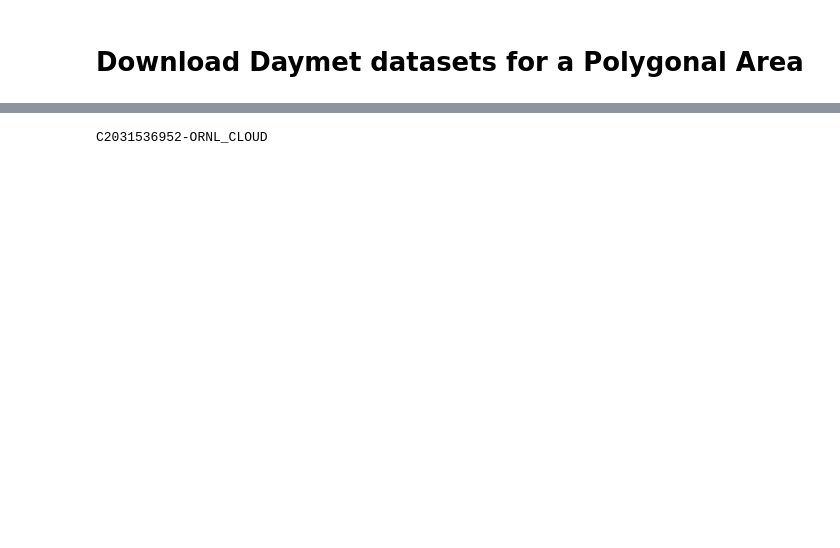
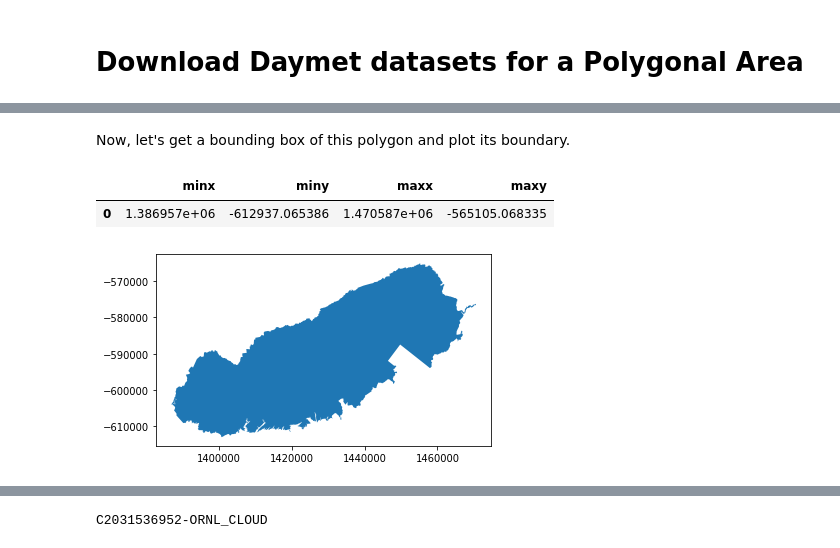
Before and after one commit to rupesh2/daymet_subset, a Jupyter notebook: daymet_polygon_subset.ipynb, the cells around one changed output, grey strips where cells are left out. Drawn from its saved outputs; the diff is of its cells as text; code cells hidden in the pictures; blank space fills up the shorter version.

```diff
--- a/daymet_polygon_subset.ipynb
+++ b/daymet_polygon_subset.ipynb
@@ -2,0 +8,4 @@
+# %%
+import geopandas as gpd
+grsm_poly = gpd.read_file('GRSM/GRSM_BOUNDARY_POLYGON_fid17.shp')
+grsm_poly.crs
@@ -2,0 +29,5 @@
+# %%
+#defining Daymet proj
+daymet_proj = "+proj=lcc +ellps=WGS84 +a=6378137 +b=6356752.314245 +lat_1=25 +lat_2=60 +lon_0=-100 +lat_0=42.5 +x_0=0 +y_0=0 +units=m +no_defs"
+grsm_poly_lcc = grsm_poly.to_crs(daymet_proj)
+grsm_poly_lcc.crs
@@ -2,0 +48,12 @@
+# %% [markdown]
+Now, let's get a bounding box of this polygon and plot its boundary.
+# %%
+bounds = grsm_poly_lcc.bounds
+bounds
+# %% [output]
+|  | minx | miny | maxx | maxy |
+| 0 | 1.386957e+06 | -612937.065386 | 1.470587e+06 | -565105.068335 |
+# %%
+ax= grsm_poly_lcc.plot()
+# %% [output]
+[figure, added]
```
Also changed, not shown: parts of 25 cells of this notebook.
